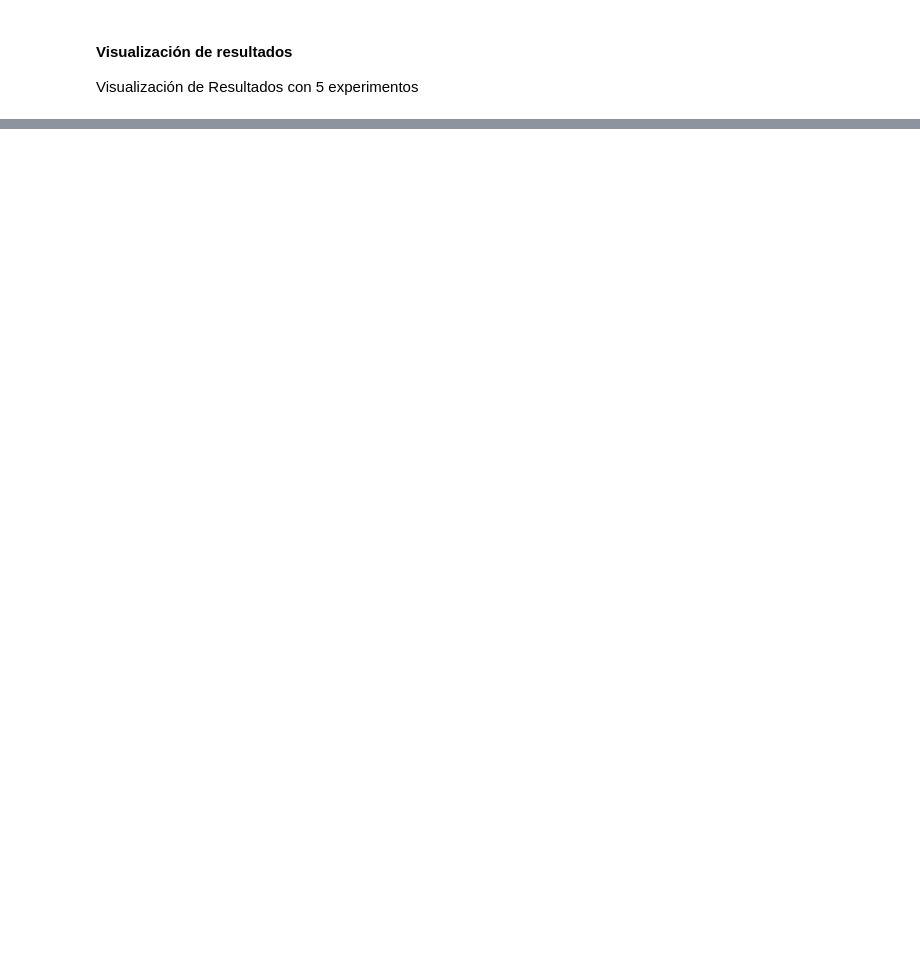
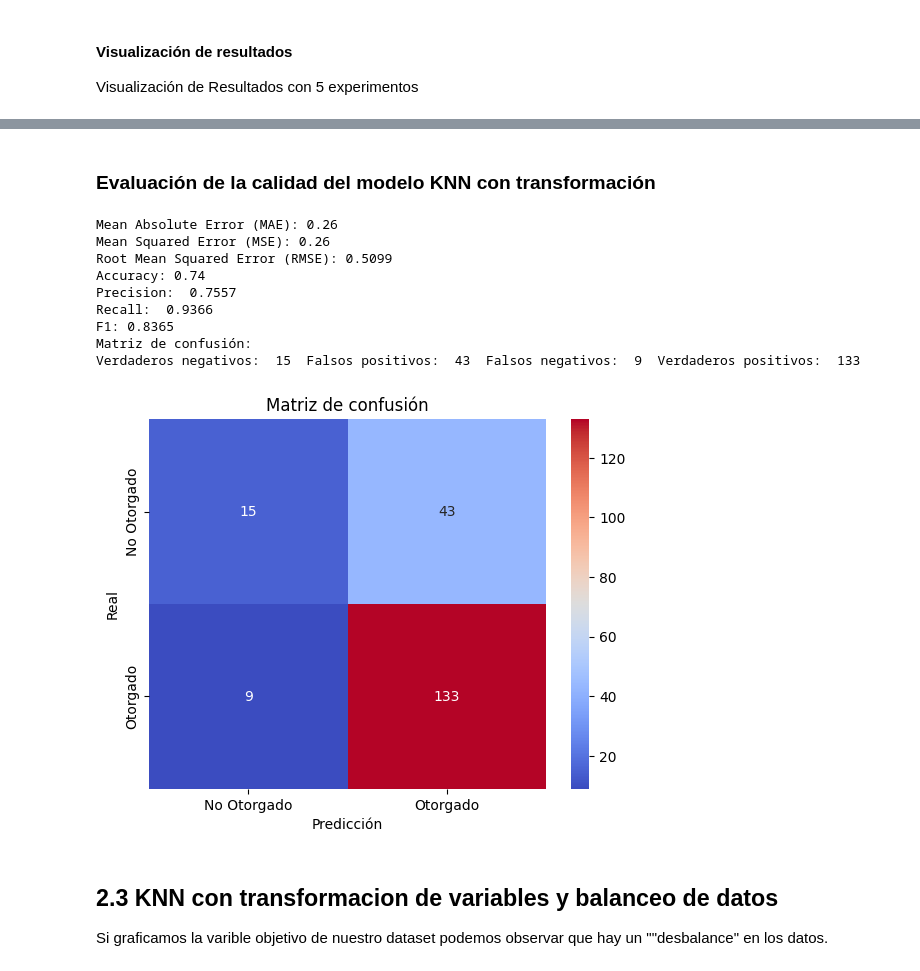
Before and after one commit to juandtap/IA_practica_03, a Jupyter notebook: final/practica_03_transformaciones_KNN_vs_redes_neuronales.ipynb, the cells around one changed output, grey strips where cells are left out. Cells and saved outputs as stored; diff of their text form; code cells hidden in the pictures; blank space fills up the shorter version.

```diff
--- a/final/practica_03_transformaciones_KNN_vs_redes_neuronales.ipynb
+++ b/final/practica_03_transformaciones_KNN_vs_redes_neuronales.ipynb
@@ -599,0 +1398,8 @@ for name in resultados_30_exp.groups.keys():
+# %%
+#Construcción de modelo KNN
+modelo_KNN_con_transformacion=KNeighborsRegressor(n_neighbors=30, metric='manhattan')
+X_train, X_test, y_train, y_test = train_test_split(X_Transformado, Y, test_size = 0.2)
+print(X_train.shape,y_train.shape)
+print(X_test.shape,y_test.shape)
+modelo_KNN_con_transformacion.fit(X_train, y_train)
+print('Modelo entrenado')
@@ -599,0 +1412,7 @@ for name in resultados_30_exp.groups.keys():
+# %%
+y_pred = modelo_KNN_con_transformacion.predict(X_test)
+y_pred = y_pred.flatten()
+y_pred = transformarPrediccion(y_pred)
+dataframeFinal_KNN_con_transformacion=pd.DataFrame({'real':y_test, 'predicción clase': y_pred})
+np.set_printoptions(formatter={'float': lambda X: "{0:0.0f}".format(X)})
+dataframeFinal_KNN_con_transformacion.head(10)
@@ -599,0 +1431,62 @@ for name in resultados_30_exp.groups.keys():
+# %% [markdown]
+### Evaluación de la calidad del modelo KNN con transformación
+# %%
+MAE=metrics.mean_absolute_error(y_test, y_pred)
+MSE=metrics.mean_squared_error(y_test, y_pred)
+RMSE=np.sqrt(metrics.mean_squared_error(y_test, y_pred))
+
+MAE=str(round(MAE, 4))
+MSE=str(round(MSE, 4))
+RMSE=str(round(RMSE, 4))
+
+print('Mean Absolute Error (MAE):', MAE)
+print('Mean Squared Error (MSE):', MSE)
+print('Root Mean Squared Error (RMSE):', RMSE)
+
+y_testBinario = (y_test >= 0.5).astype("int32")
+y_predBinario = (y_pred >= 0.5).astype("int32")
+
+#y_pred=y_pred.flatten()# de 2D a 1D
+
+accuracyModeloBase=str(accuracy_score(y_testBinario, y_predBinario))
+print('Accuracy: ' + accuracyModeloBase)
+
+precision=precision_score(y_testBinario, y_predBinario)
+precision=str(round(precision, 4))
+print('Precision: ',precision)
+
+recall=recall_score(y_testBinario, y_predBinario)
+recall=str(round(recall, 4))
+print('Recall: ',recall)
+
+f1=f1_score(y_testBinario, y_predBinario)
+f1=str(round(f1, 4))
+print('F1:',f1)
+
+print('Matriz de confusión:')
+tn, fp, fn, tp = confusion_matrix(y_testBinario, y_predBinario).ravel()
+print('Verdaderos negativos: ',tn,' Falsos positivos: ',fp,' Falsos negativos: ',fn,' Verdaderos positivos: ',tp)
+
+from sklearn.metrics import confusion_matrix
+labels = ['No Otorgado', 'Otorgado']
+cm = confusion_matrix(y_testBinario, y_predBinario)
+ax= plt.subplot()
+sns.heatmap(cm, annot=True, ax = ax, cmap='coolwarm', fmt='g');
+ax.set_xlabel('Predicción');ax.set_ylabel('Real');
+ax.set_title('Matriz de confusión');
+ax.xaxis.set_ticklabels(labels); ax.yaxis.set_ticklabels(labels);
+# %% [output]
+Mean Absolute Error (MAE): 0.26
+Mean Squared Error (MSE): 0.26
+Root Mean Squared Error (RMSE): 0.5099
+Accuracy: 0.74
+Precision:  0.7557
+Recall:  0.9366
+F1: 0.8365
+Matriz de confusión:
+Verdaderos negativos:  15  Falsos positivos:  43  Falsos negativos:  9  Verdaderos positivos:  133
+[figure, added]
+# %% [markdown]
+## 2.3 KNN con transformacion de variables y balanceo de datos
+
+Si graficamos la varible objetivo de nuestro dataset podemos observar que hay un ""desbalance" en los datos.
```
Also changed, not shown: parts of 207 cells of this notebook.
